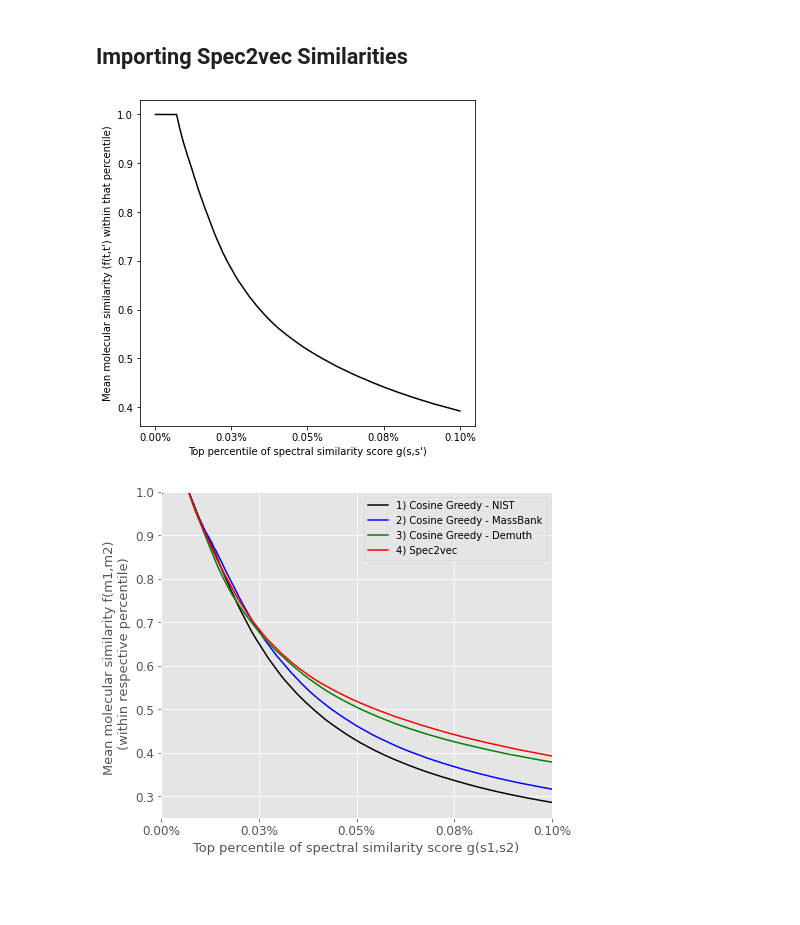
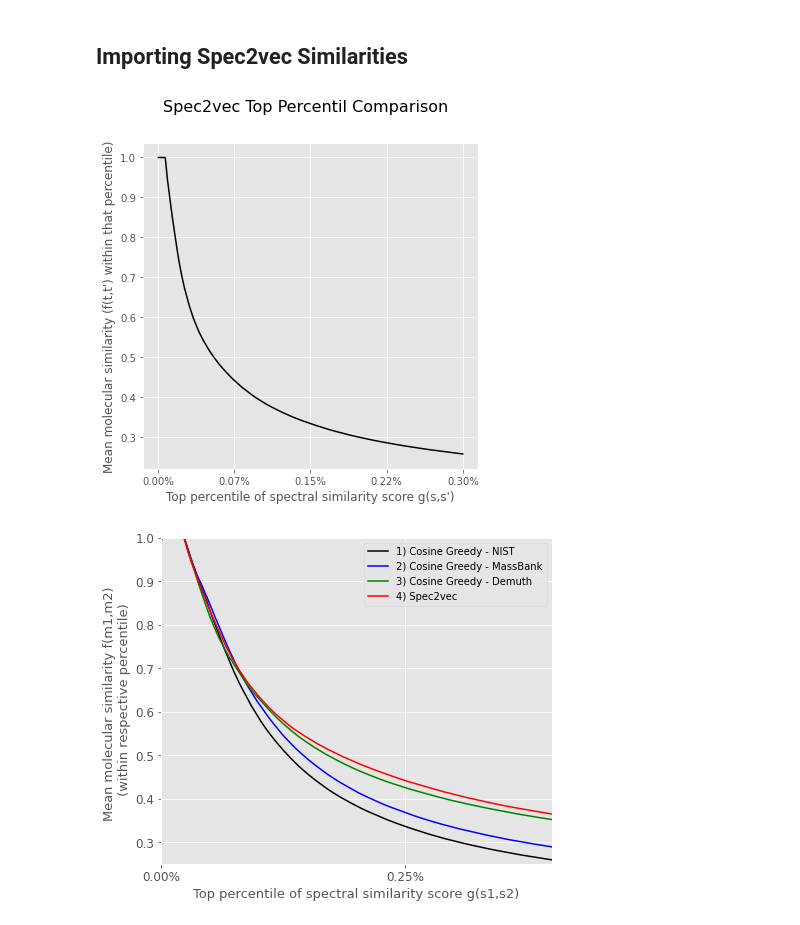
Before and after one commit to efrain2010/spec2vec_gcms_data_analysis, a Jupyter notebook: notebooks/Compare the different scores.ipynb, the cells around one changed output. Cells and saved outputs as stored; diff of their text form; code cells hidden in the pictures; blank space fills up the shorter version.

```diff
--- a/notebooks/Compare the different scores.ipynb
+++ b/notebooks/Compare the different scores.ipynb
@@ -27,5 +27,7 @@ matrix_similarities_tanimoto = np.load(filename)
 # %%
 from custom_functions.plotting_functions import plot_precentile
 
-percentile_cosine_nist = plot_precentile(matrix_similarities_tanimoto, matrix_similarities_nist, show_top_percentile=0.1)
+percentile = 0.3
+
+percentile_cosine_nist = plot_precentile(matrix_similarities_tanimoto, matrix_similarities_nist, show_top_percentile=percentile, title="Cosine NIST Top Percentil Comparison")
 # %% [output]
@@ -60,14 +62,14 @@ percentile_cosine_demuth = plot_precentile(matrix_similarities_tanimoto, matrix_
 filename = os.path.join(path, "similarities_spec2vec_3iter.npy")
 matrix_similarities_spec2vec = np.load(filename)
 # %%
-percentile_cosine_spec2vec = plot_precentile(matrix_similarities_tanimoto, matrix_similarities_spec2vec, show_top_percentile=0.1)
+percentile_cosine_spec2vec = plot_precentile(matrix_similarities_tanimoto, matrix_similarities_spec2vec, show_top_percentile=percentile, title="Spec2vec Top Percentil Comparison")
 # %% [output]
-[figure, old version]
+[figure, new version]
 # %%
 import matplotlib.pyplot as plt
 
 num_bins = 1000
-show_top_percentile = 0.1
+show_top_percentile = 1
 
 plt.style.use('ggplot')
 fig, ax = plt.subplots(figsize=(7,6))
@@ -91,8 +93,8 @@ plt.xticks(np.linspace(0, show_top_percentile, 5),
 plt.legend()
 plt.xlabel("Top percentile of spectral similarity score g(s1,s2)", fontsize=13)
 plt.ylabel("Mean molecular similarity f(m1,m2) \n (within respective percentile)", fontsize=13)
-plt.xlim(0, 0.1)
-plt.ylim(0.25, 1.0)
-plt.savefig(os.path.join(path, "Benchmarking_top_percentil_comparison2.pdf"))
+plt.xlim(0, 0.4)
+plt.ylim(0.25, 1)
+plt.savefig(os.path.join(path, "Benchmarking_top_percentil_comparison2.png"))
 # %% [output]
-[figure, old version]
+[figure, new version]
```
Also changed, not shown: parts of 3 cells of this notebook, 13 other files.
